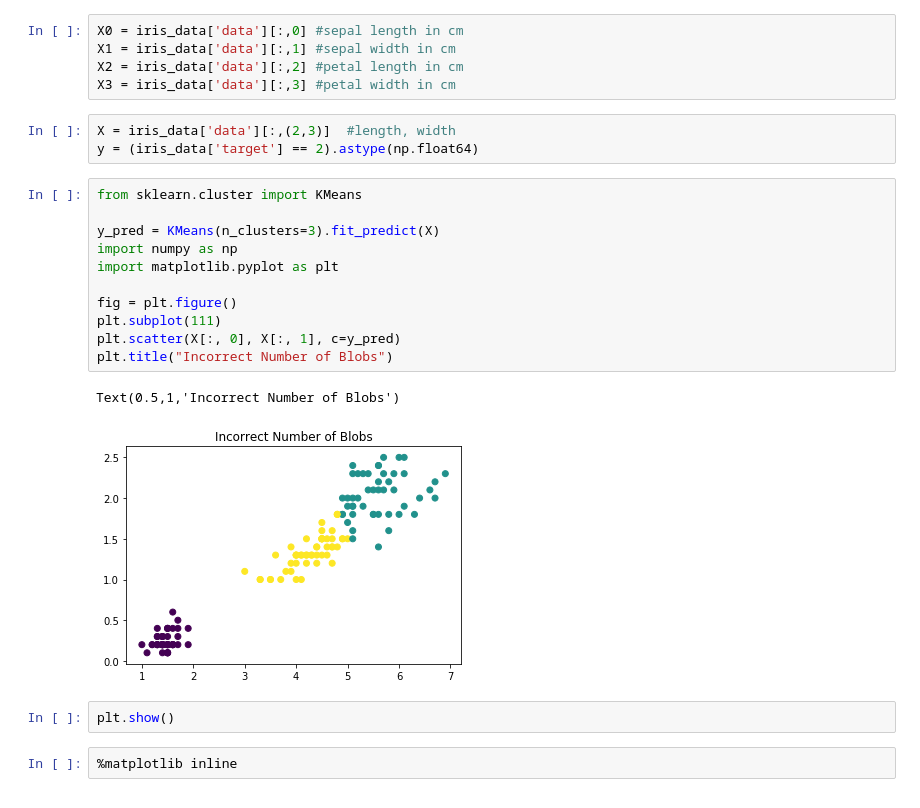
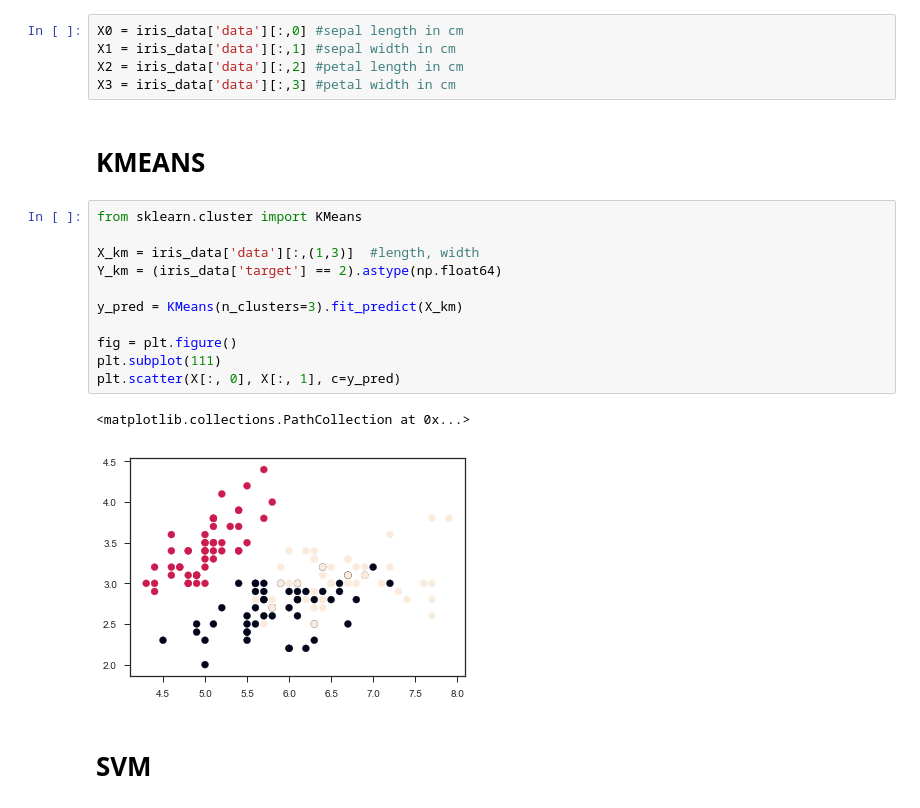
Before and after one commit to marcodigennaro/Klanik_tutorials, a Jupyter notebook: iris_classification.ipynb, the cells around one changed output. Saved outputs shown, nothing was run; the diff lists cells and outputs as text.

```diff
--- a/iris_classification.ipynb
+++ b/iris_classification.ipynb
@@ -28,24 +28,21 @@ X0 = iris_data['data'][:,0] #sepal length in cm
 X1 = iris_data['data'][:,1] #sepal width in cm
 X2 = iris_data['data'][:,2] #petal length in cm
 X3 = iris_data['data'][:,3] #petal width in cm
-# %%
-X = iris_data['data'][:,(2,3)]  #length, width
-y = (iris_data['target'] == 2).astype(np.float64)
+# %% [markdown]
+# KMEANS
 # %%
 from sklearn.cluster import KMeans
 
-y_pred = KMeans(n_clusters=3).fit_predict(X)
-import numpy as np
-import matplotlib.pyplot as plt
+X_km = iris_data['data'][:,(1,3)]  #length, width
+Y_km = (iris_data['target'] == 2).astype(np.float64)
+
+y_pred = KMeans(n_clusters=3).fit_predict(X_km)
 
 fig = plt.figure()
 plt.subplot(111)
 plt.scatter(X[:, 0], X[:, 1], c=y_pred)
-plt.title("Incorrect Number of Blobs")
 # %% [output]
-Text(0.5,1,'Incorrect Number of Blobs')
+<matplotlib.collections.PathCollection at 0x...>
-[figure, old version]
+[figure, new version]
-# %%
-plt.show()
-# %%
-%matplotlib inline
+# %% [markdown]
+# SVM
```
Also changed, not shown: parts of 4 cells of this notebook.
